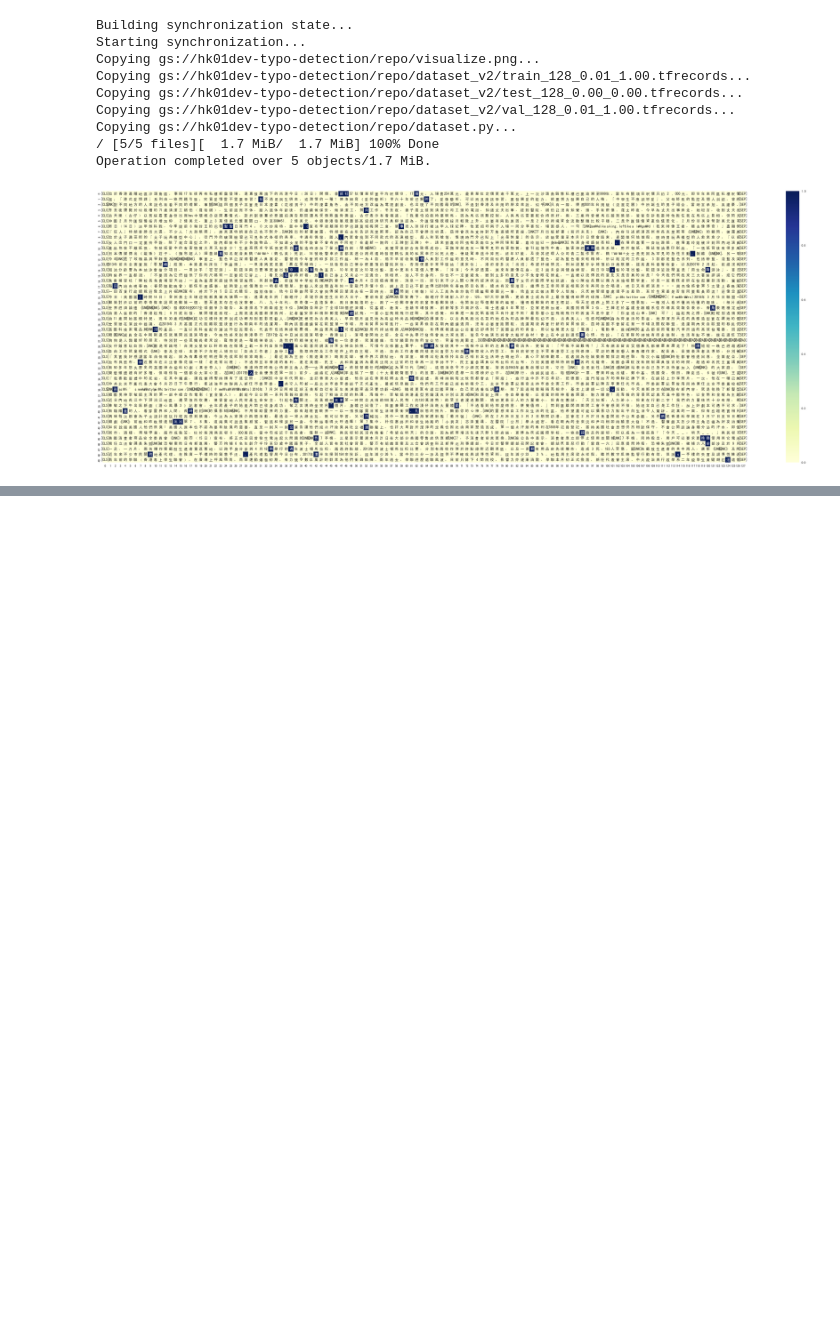
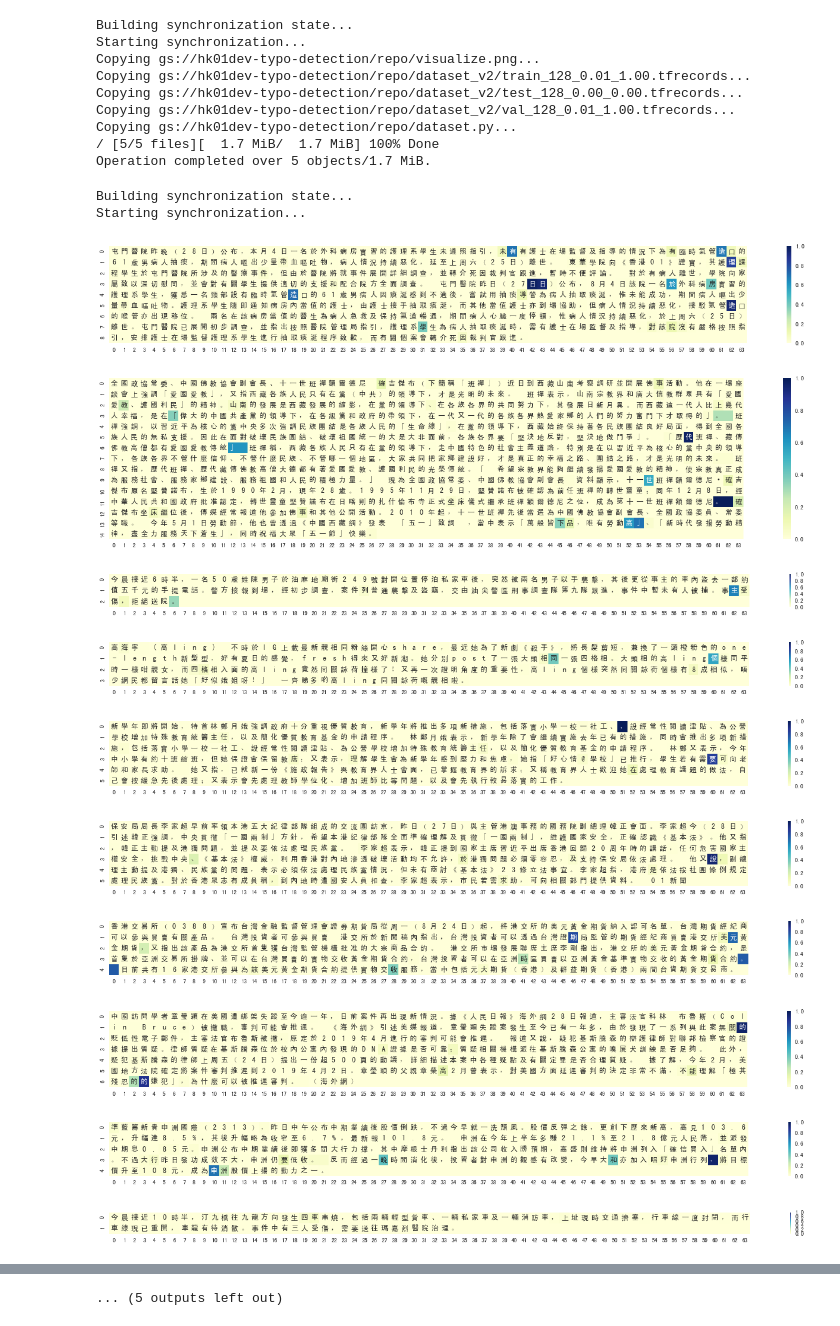
Before and after one commit to chwonghk01/typo-detection, a Jupyter notebook: colab.ipynb, the cells around one changed output, grey strips where cells are left out. Drawn from its saved outputs; the diff is of its cells as text; code cells hidden in the pictures; blank space fills up the shorter version.

```diff
--- a/colab.ipynb
+++ b/colab.ipynb
@@ -112,7 +126,29 @@ Copying gs://hk01dev-typo-detection/repo/dataset_v2/val_128_0.01_1.00.tfrecords.
 Copying gs://hk01dev-typo-detection/repo/dataset.py...
 / [5/5 files][  1.7 MiB/  1.7 MiB] 100% Done
 Operation completed over 5 objects/1.7 MiB.
-# %%
-visualize(ASSERTS_DIR, text, truth, pred=pred, display_rows=50)
-# %% [output]
-[figure, removed]
+# %%
+!gsutil -m rsync -r gs://hk01dev-typo-detection/repo .
+
+ASSERTS_DIR = './assets' #@param{'type': 'string'}
+
+import json
+from utils import visualize_article
+with open('./response.json', 'r') as f:
+  data = [json.loads(item) for item in filter(None,f.read().split('\n'))]
+
+
+for i in range(len(data)):
+  visualize_article(ASSERTS_DIR, data[i]['text'], data[i]['predictions'])
+# %% [output]
+Building synchronization state...
+Starting synchronization...
+[figure, added]
+[figure, added]
+[figure, added]
+[figure, added]
+[figure, added]
+[figure, added]
+[figure, added]
+[figure, added]
+[figure, added]
+[figure, added]
@@ -118,0 +156 @@ visualize(ASSERTS_DIR, text, truth, pred=pred, display_rows=50)
+... (5 outputs left out)
```
Also changed, not shown: parts of 3 cells of this notebook.
